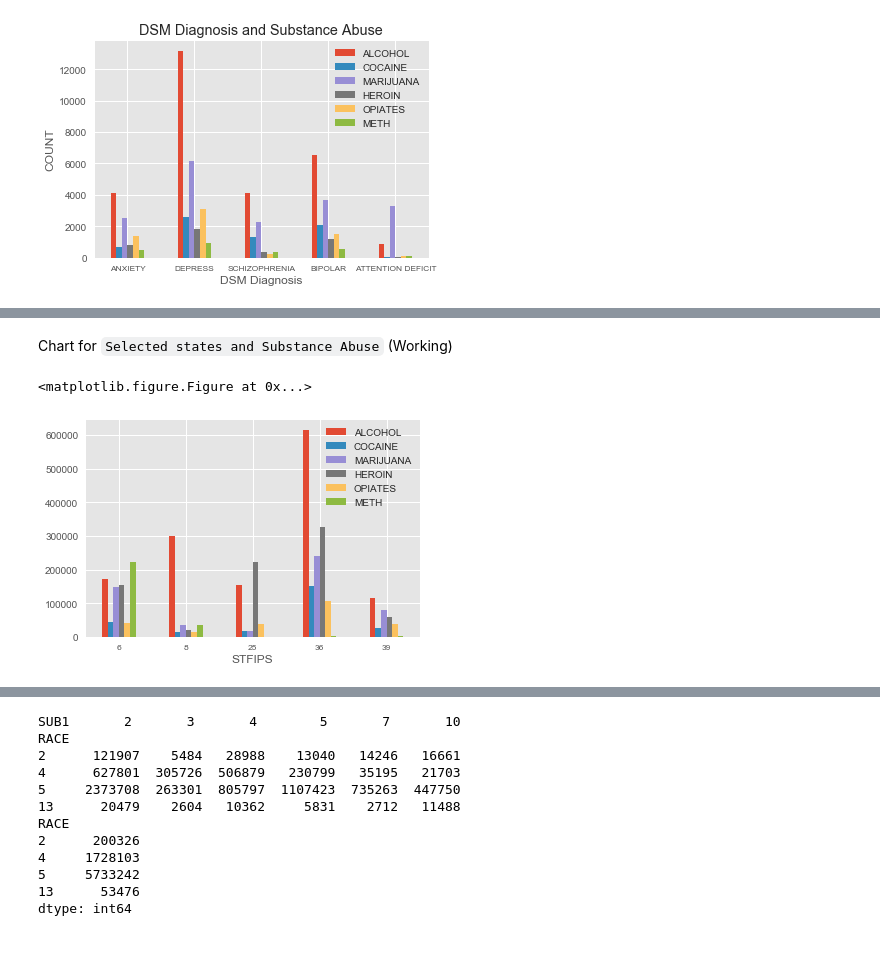
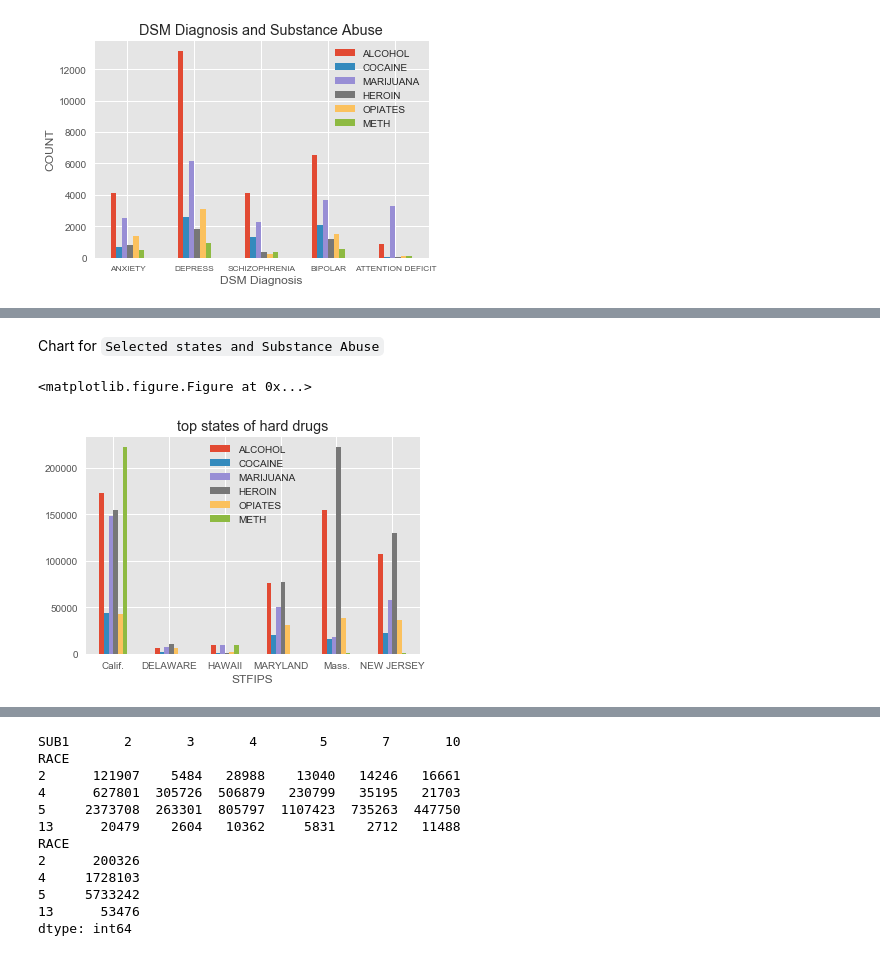
Before and after one commit to rve/DM-Lab, a Jupyter notebook: week4/week4_analysis.ipynb, the cells around one changed output, grey strips where cells are left out. Drawn from its saved outputs; the diff is of its cells as text; code cells hidden in the pictures.

```diff
--- a/week4/week4_analysis.ipynb
+++ b/week4/week4_analysis.ipynb
@@ -69,28 +94,27 @@ Name: ETHNIC, dtype: int64
 # %% [markdown]
-Chart for `Selected states and Substance Abuse` (Working)
+Chart for `Selected states and Substance Abuse`
 # %%
 #ethnic and sub1
 plt.figure()
 #df5 = df[df['SUB1'].isin([2,5,4,10,7,3])] #top 6 substances in order
 df5 = df[df['SUB1'].isin([2,3,4,5,7,10])] #top 6 substances
 
-df5 = df5[df5['STFIPS'].isin([36,6,25,39,8])] #5 most admitted states in order
-df5 = df5[df5['STFIPS'].isin([6,8,25,36,39])] #
+#df5 = df5[df5['STFIPS'].isin([36,6,25,39,8])] #5 most admitted states in order
+df5 = df5[df5['STFIPS'].isin([6,10,15,24,25,34])] # most hard drugs state
 
 
 df5 = df5.groupby(['STFIPS'])['SUB1'].value_counts().unstack()#.reset_index(name="count")
 
 df5.plot(kind='bar')
 #print (df5.head(12))
-#plt.title('Number of Substance by Year')
-
+plt.title('top states of hard drugs')
 ax = plt.gca() # grab the current axis
-ax.set_xticklabels(["American Indian","African","White","Asian"])
-plt.xticks(fontsize='small')
+ax.set_xticklabels(["Calif.","DELAWARE","HAWAII","MARYLAND", "Mass.", "NEW JERSEY"])
+#plt.xticks(fontsize='small')
 plt.xticks(rotation='horizontal')
 plt.legend(['ALCOHOL', 'COCAINE', 'MARIJUANA', 'HEROIN', 'OPIATES','METH'])
 
 plt.show()
 # %% [output]
 <matplotlib.figure.Figure at 0x...>
-[figure, old version]
+[figure, new version]
```
Also changed, not shown: parts of 11 cells of this notebook.
